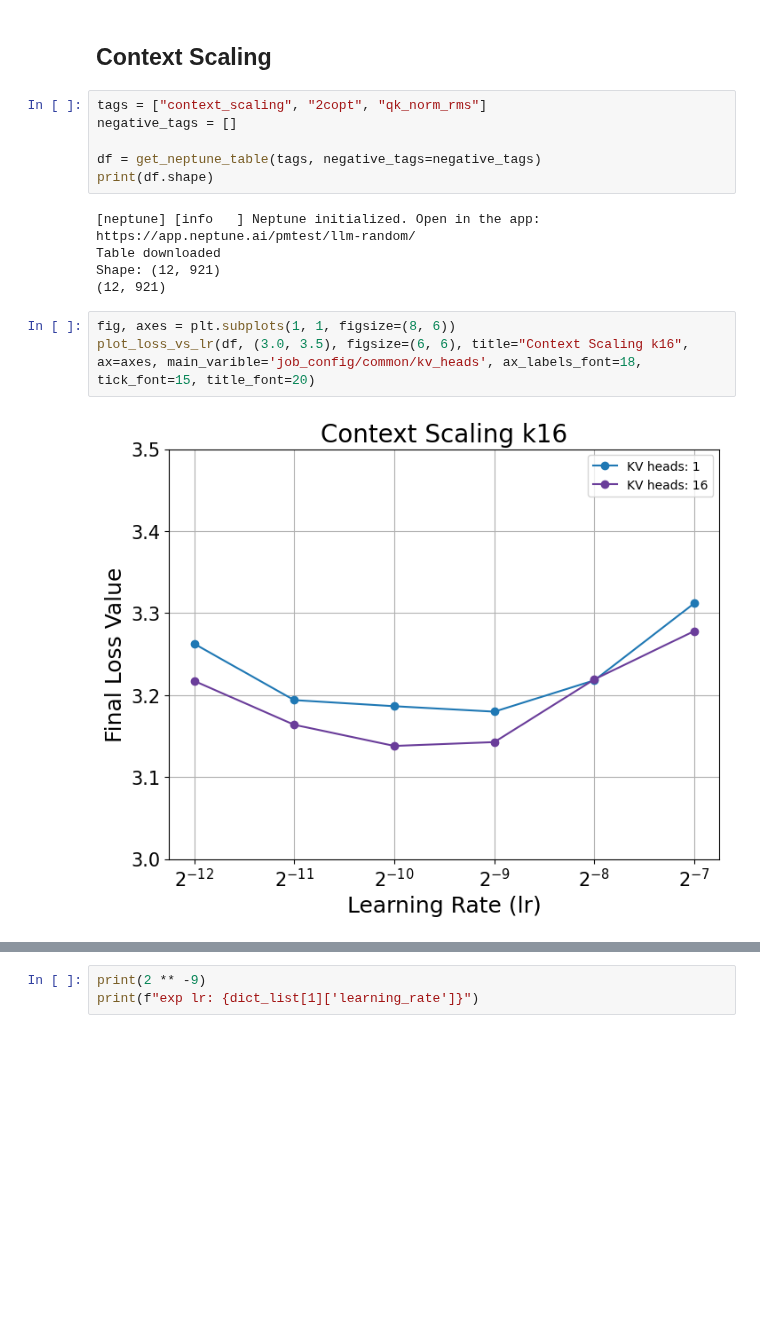
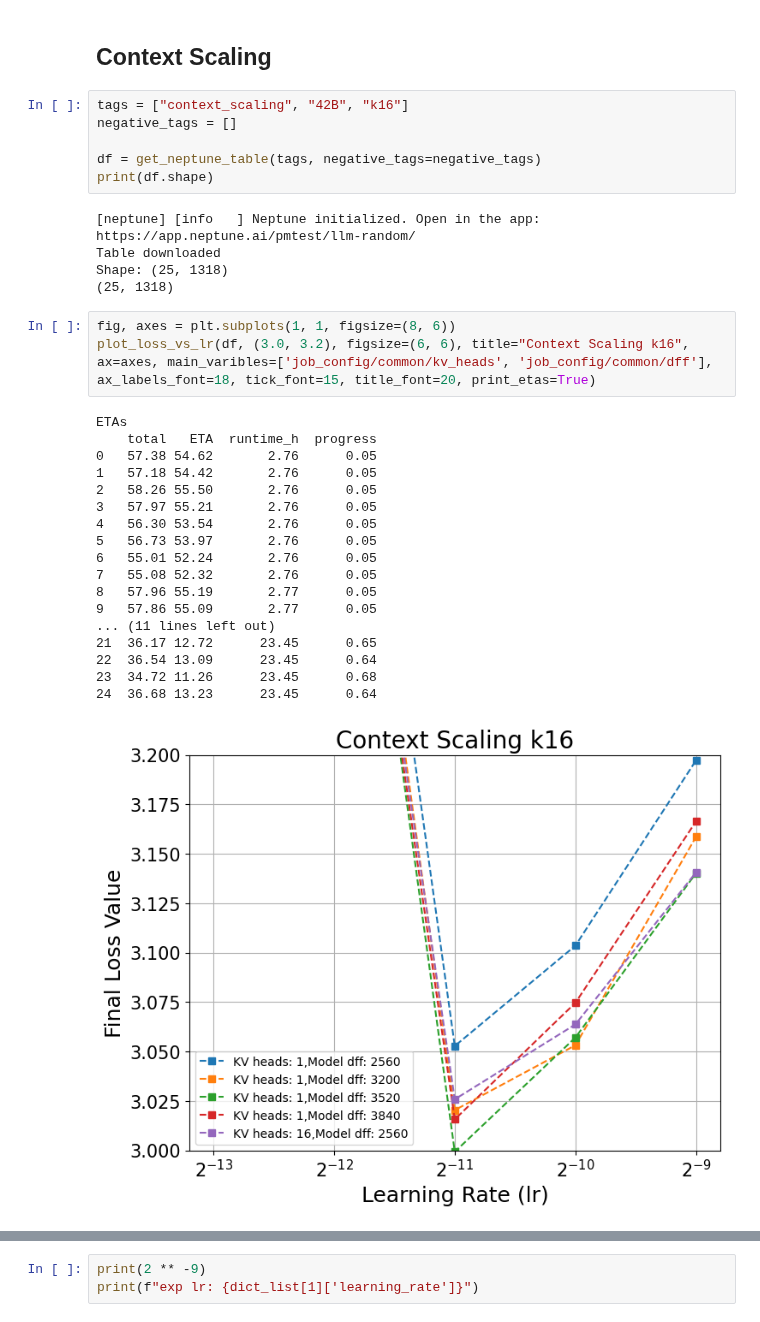
Before and after one commit to llm-random/nano, a Jupyter notebook: jupyter_notebooks/plots.ipynb, the cells around one changed output, grey strips where cells are left out. Saved outputs shown, nothing was run; the diff lists cells and outputs as text; blank space fills up the shorter version.

Commit message:
update plots and configs (new LRs)

```diff
--- a/jupyter_notebooks/plots.ipynb
+++ b/jupyter_notebooks/plots.ipynb
@@ -337,7 +367,7 @@ def get_long_ctx_jsons(df, path=None, project="pmtest/llm-random", get_vars: lis
 # %% [markdown]
 ## Context Scaling
 # %%
-tags = ["context_scaling", "2copt", "qk_norm_rms"]
+tags = ["context_scaling", "42B", "k16"]
 negative_tags = []
 
 df = get_neptune_table(tags, negative_tags=negative_tags)
@@ -345,13 +375,30 @@ print(df.shape)
 # %% [output]
 [neptune] [info   ] Neptune initialized. Open in the app: https://app.neptune.ai/pmtest/llm-random/
 Table downloaded
-Shape: (12, 921)
-(12, 921)
+Shape: (25, 1318)
+(25, 1318)
 # %%
 fig, axes = plt.subplots(1, 1, figsize=(8, 6))
-plot_loss_vs_lr(df, (3.0, 3.5), figsize=(6, 6), title="Context Scaling k16", ax=axes, main_varible='job_config/common/kv_heads', ax_labels_font=18, tick_font=15, title_font=20)
+plot_loss_vs_lr(df, (3.0, 3.2), figsize=(6, 6), title="Context Scaling k16", ax=axes, main_varibles=['job_config/common/kv_heads', 'job_config/common/dff'], ax_labels_font=18, tick_font=15, title_font=20, print_etas=True)
 # %% [output]
+ETAs
+    total   ETA  runtime_h  progress
+0   57.38 54.62       2.76      0.05
+1   57.18 54.42       2.76      0.05
+2   58.26 55.50       2.76      0.05
+3   57.97 55.21       2.76      0.05
+4   56.30 53.54       2.76      0.05
+5   56.73 53.97       2.76      0.05
+6   55.01 52.24       2.76      0.05
+7   55.08 52.32       2.76      0.05
+8   57.96 55.19       2.77      0.05
+9   57.86 55.09       2.77      0.05
+... (11 lines left out)
+21  36.17 12.72      23.45      0.65
+22  36.54 13.09      23.45      0.64
+23  34.72 11.26      23.45      0.68
+24  36.68 13.23      23.45      0.64
-[figure, old version]
+[figure, new version]
 # %%
 dict_list = get_long_ctx_jsons(df, path="eval_long_context/step_40000.json", get_vars=["job_config/common/kv_heads", "learning_rate"])
 print(len(dict_list))
```
Also changed, not shown: parts of 5 cells of this notebook, 2 other files.
